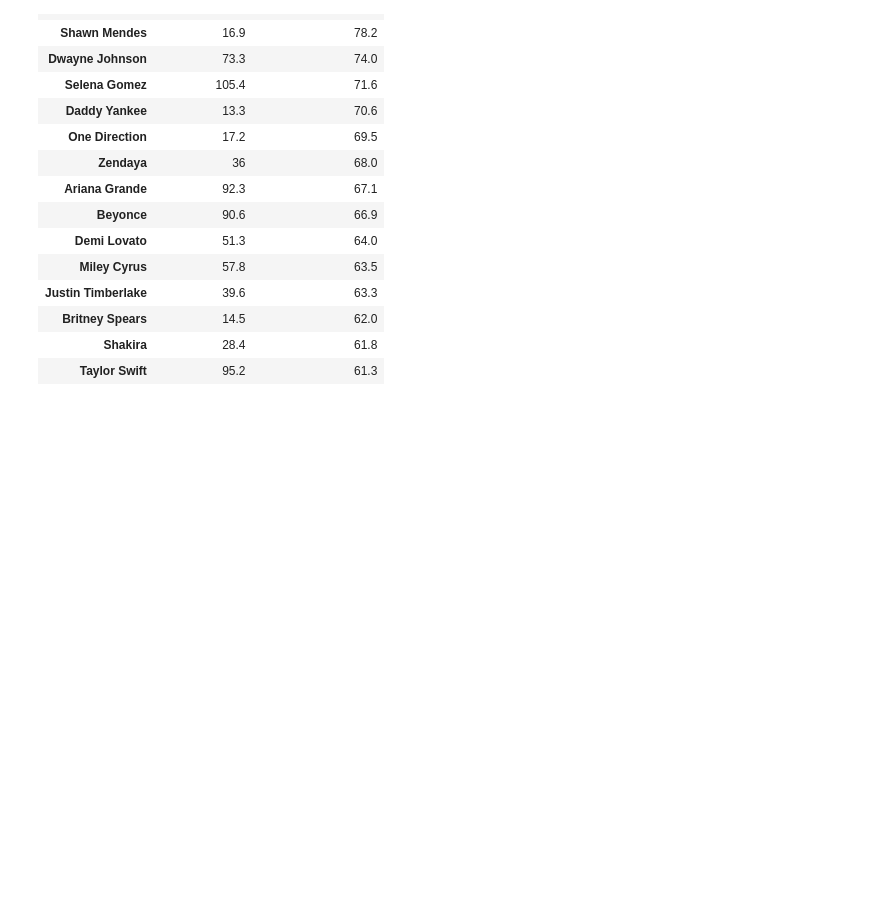
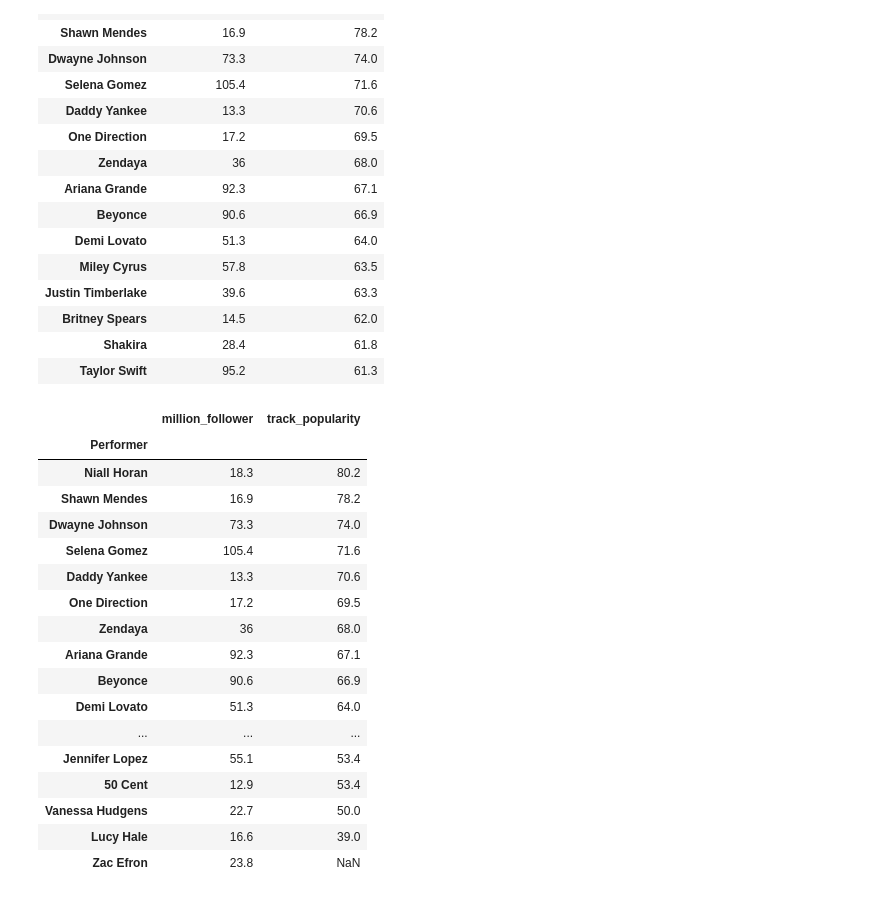
Before and after one commit to emilyshute/ETL-Project, a Jupyter notebook: working_file.ipynb, the cells around one changed output. Saved outputs shown, nothing was run; the diff lists cells and outputs as text; code cells hidden in the pictures; blank space fills up the shorter version.

```diff
--- a/working_file.ipynb
+++ b/working_file.ipynb
@@ -3,8 +3,8 @@ import pandas as pd
 from sqlalchemy import create_engine
 import json
 # %%
-most_followed = "/Users/matthewvicario/Desktop/ETL-Project/Resources/most_followed.csv"
-hot_100 = "/Users/matthewvicario/Desktop/ETL-Project/Resources/Hot_100.csv"
+most_followed = "..\ETL-Project\Resources\most_followed.csv"
+hot_100 = "..\ETL-Project\Resources\Hot_100.csv"
 # %%
 most_followed_df = pd.read_csv(most_followed)
 most_followed_df.head()
@@ -184,3 +184,25 @@ foll_vs_pop.head(15)
 | Britney Spears | 14.5 | 62.0 |
 | Shakira | 28.4 | 61.8 |
 | Taylor Swift | 95.2 | 61.3 |
+# %%
+foll_vs_pop = foll_vs_pop.rename(columns={"Performer":"performer","Followers (mil)":"million_follower","Track Popularity Ave":"track_popularity"})
+foll_vs_pop
+# %% [output]
+|  | million_follower | track_popularity |
+| Performer |  |  |
+| Niall Horan | 18.3 | 80.2 |
+| Shawn Mendes | 16.9 | 78.2 |
+| Dwayne Johnson | 73.3 | 74.0 |
+| Selena Gomez | 105.4 | 71.6 |
+| Daddy Yankee | 13.3 | 70.6 |
+| One Direction | 17.2 | 69.5 |
+| Zendaya | 36 | 68.0 |
+| Ariana Grande | 92.3 | 67.1 |
+| Beyonce | 90.6 | 66.9 |
+| Demi Lovato | 51.3 | 64.0 |
+| ... | ... | ... |
+| Jennifer Lopez | 55.1 | 53.4 |
+| 50 Cent | 12.9 | 53.4 |
+| Vanessa Hudgens | 22.7 | 50.0 |
+| Lucy Hale | 16.6 | 39.0 |
+| Zac Efron | 23.8 | NaN |
```
Also changed, not shown: parts of 4 cells of this notebook.
